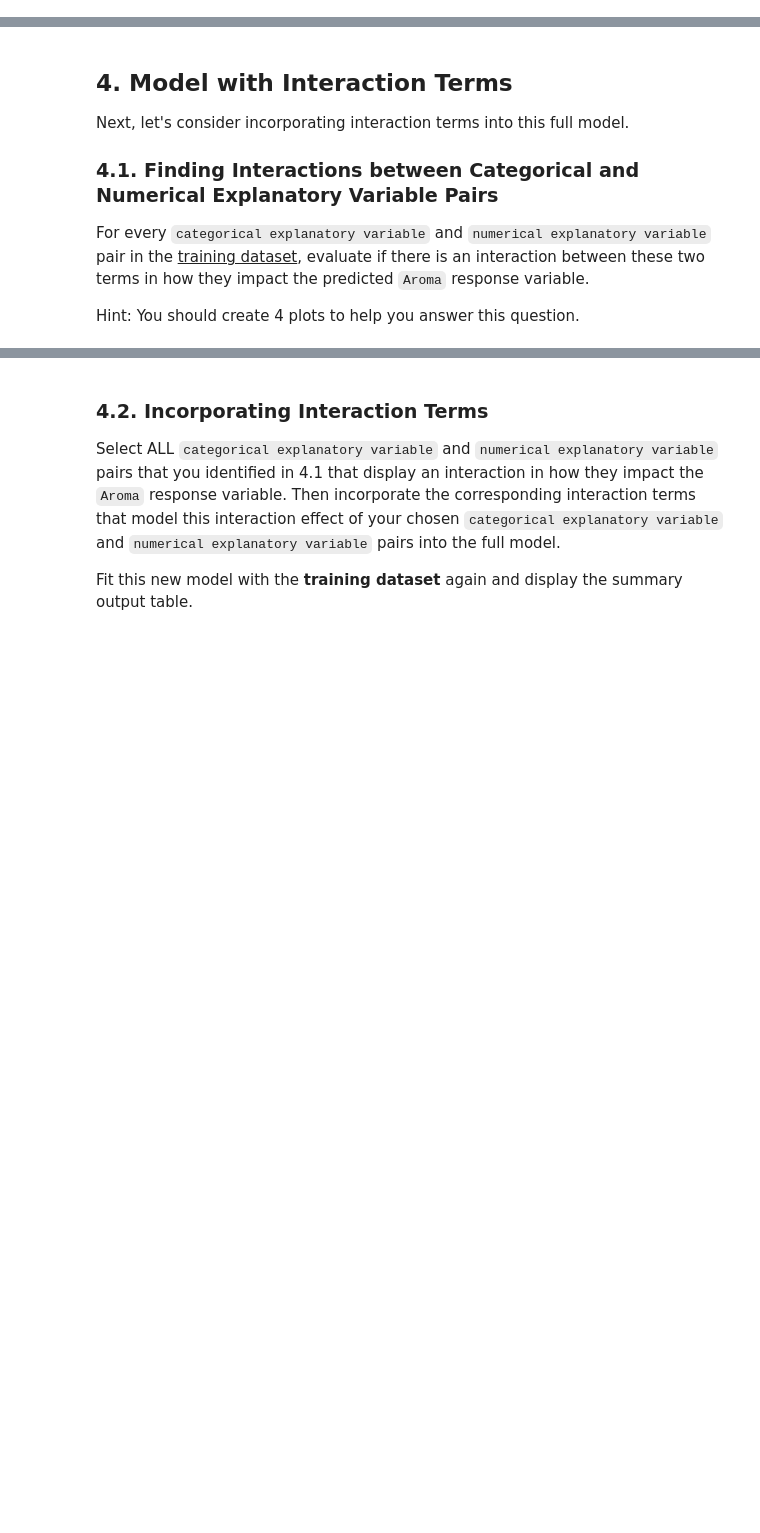
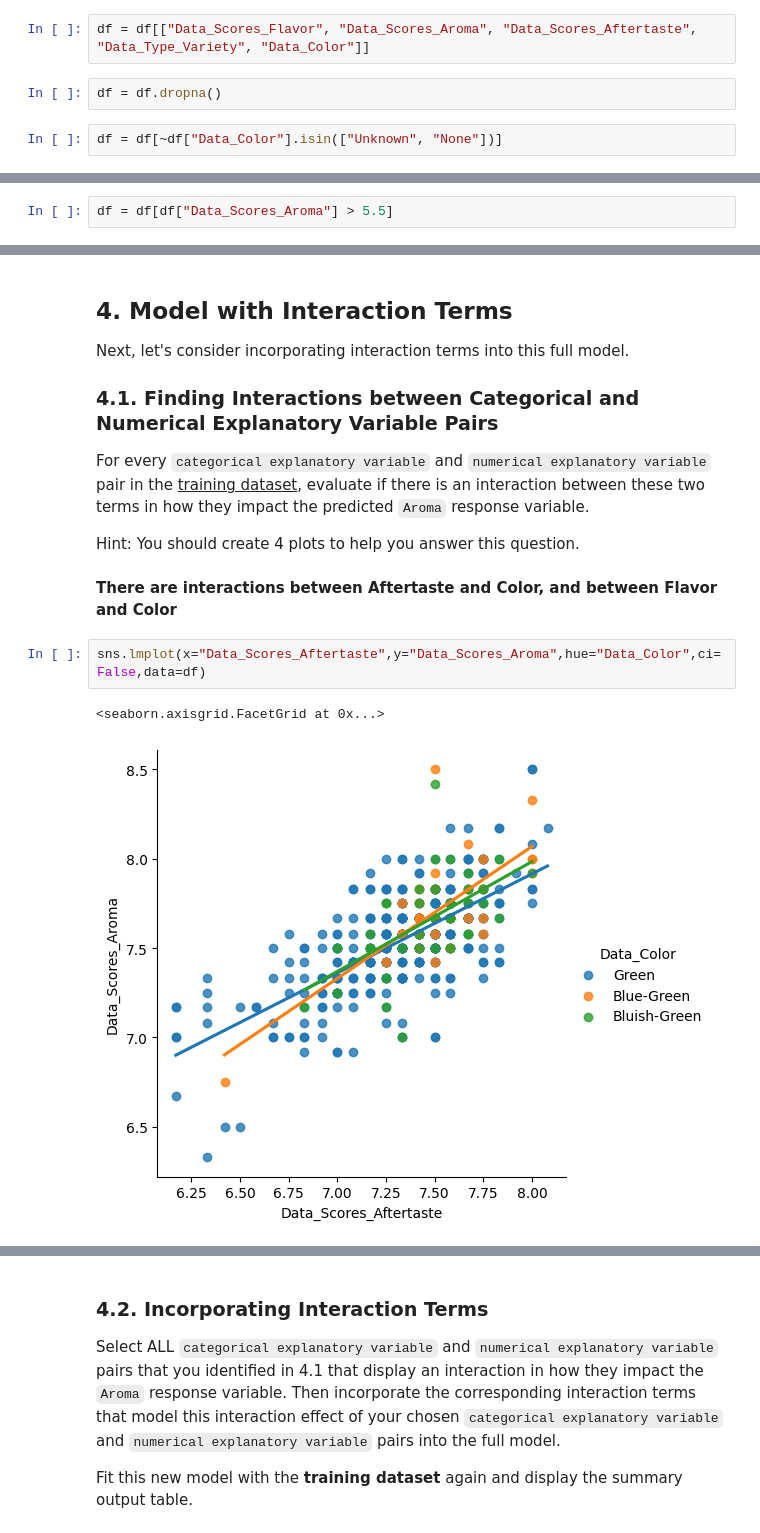
Before and after one commit to ryguy2k4/stat207, a Jupyter notebook: lab_06/lab_06_individual.ipynb, the cells around one changed output, grey strips where cells are left out. Cells and saved outputs as stored; diff of their text form; blank space fills up the shorter version.

```diff
--- a/lab_06/lab_06_individual.ipynb
+++ b/lab_06/lab_06_individual.ipynb
@@ -154,3 +174,9 @@ We only intend to use the `Flavor`, `Aroma`, `Aftertaste`, `Variety`, and `Color
 2. Then drop all rows from this dataframe that have a NaN value.
 3. **Also drop any rows that have 'Unknown' or 'None' in the `Data_Color` column.**
 4. How many rows did you drop?
+# %%
+df = df[["Data_Scores_Flavor", "Data_Scores_Aroma", "Data_Scores_Aftertaste", "Data_Type_Variety", "Data_Color"]]
+# %%
+df = df.dropna()
+# %%
+df = df[~df["Data_Color"].isin(["Unknown", "None"])]
@@ -161,6 +192,8 @@ This dataset has two prominent outliers.
 * Two of these outliers are characterized by having dramatically low `Aroma` values that are less than 5.5.
 
 Drop these two outliers.
+# %%
+df = df[df["Data_Scores_Aroma"] > 5.5]
 # %% [markdown]
 ## 2. Training and Test Datasets
 
@@ -207,3 +295,10 @@ For every `categorical explanatory variable` and `numerical explanatory variable
 
 
 Hint: You should create 4 plots to help you answer this question.
+# %% [markdown]
+**There are interactions between Aftertaste and Color, and between Flavor and Color**
+# %%
+sns.lmplot(x="Data_Scores_Aftertaste",y="Data_Scores_Aroma",hue="Data_Color",ci=False,data=df)
+# %% [output]
+<seaborn.axisgrid.FacetGrid at 0x...>
+[figure, added]
```
Also changed, not shown: parts of 15 cells of this notebook.
